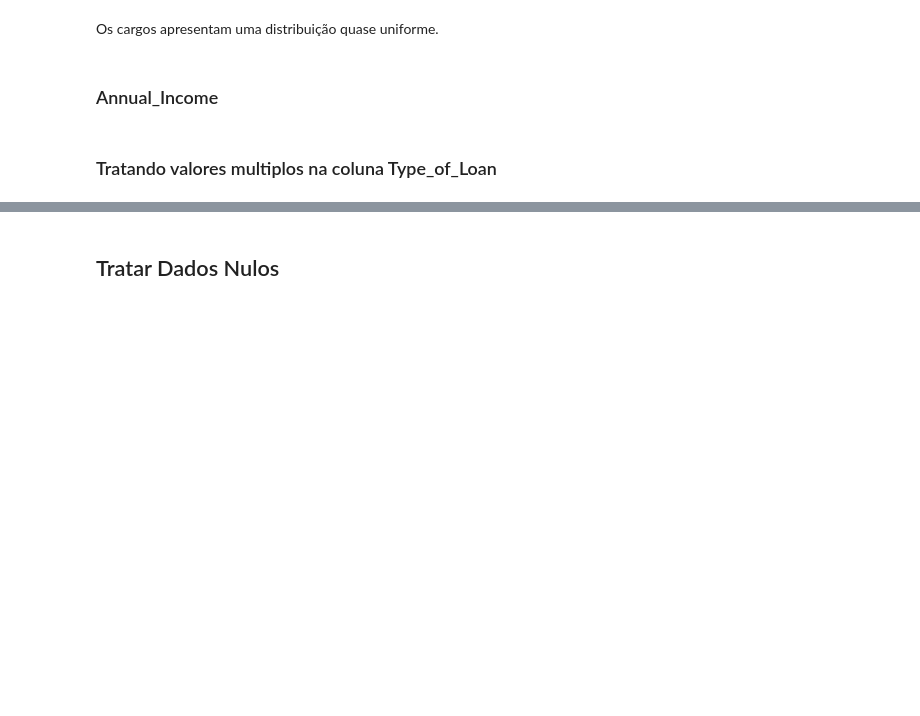
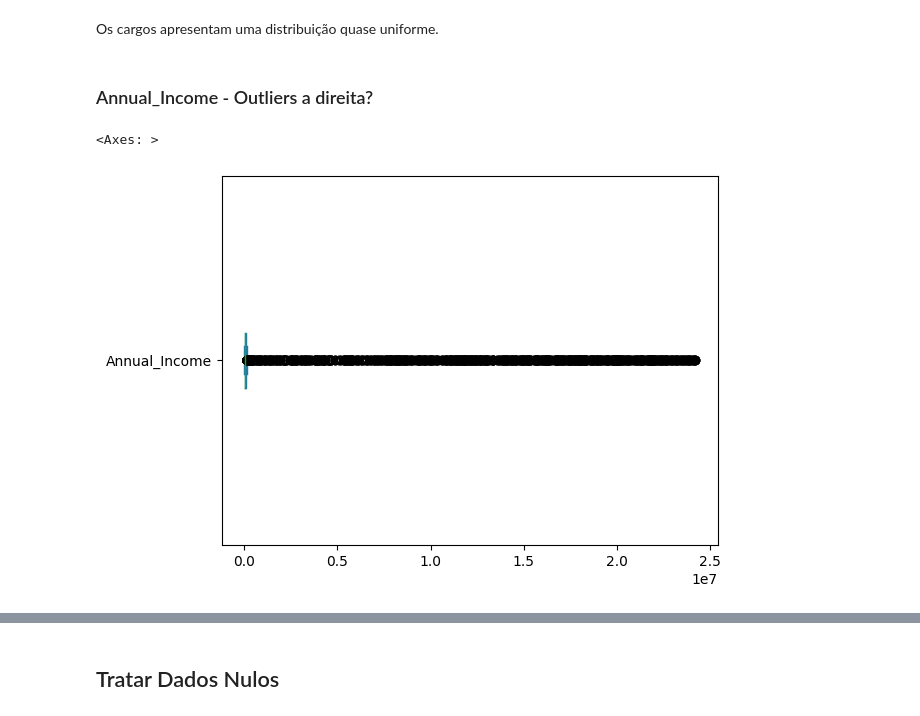
Before and after one commit to SLMath/Credit_Score-Analysis, a Jupyter notebook: credit_score.ipynb, the cells around one changed output, grey strips where cells are left out. Cells and saved outputs as stored; diff of their text form; code cells hidden in the pictures; blank space fills up the shorter version.

Commit message:
Treating data - Annual_Income - Outliers a direita?

```diff
--- a/credit_score.ipynb
+++ b/credit_score.ipynb
@@ -1119,7 +1120,10 @@ _= (data_df['Occupation'].value_counts() / 8).sort_values(ascending= True).plot.
 # %% [markdown]
 Os cargos apresentam uma distribuição quase uniforme.
 # %% [markdown]
-### Annual_Income
+### Annual_Income - Outliers a direita?
 # %%
 # possui um valor máximo muito elevado, vamos investigar outliers
-data_df['Annual_Income'].plot.box()
+data_df['Annual_Income'].plot.box(vert= False)
+# %% [output]
+<Axes: >
+[figure, added]
@@ -1129,2 +1129,0 @@ data_df['Annual_Income'].plot.box()
-# %% [markdown]
-### Tratando valores multiplos na coluna Type_of_Loan
```
Also changed, not shown: parts of 18 cells of this notebook.
